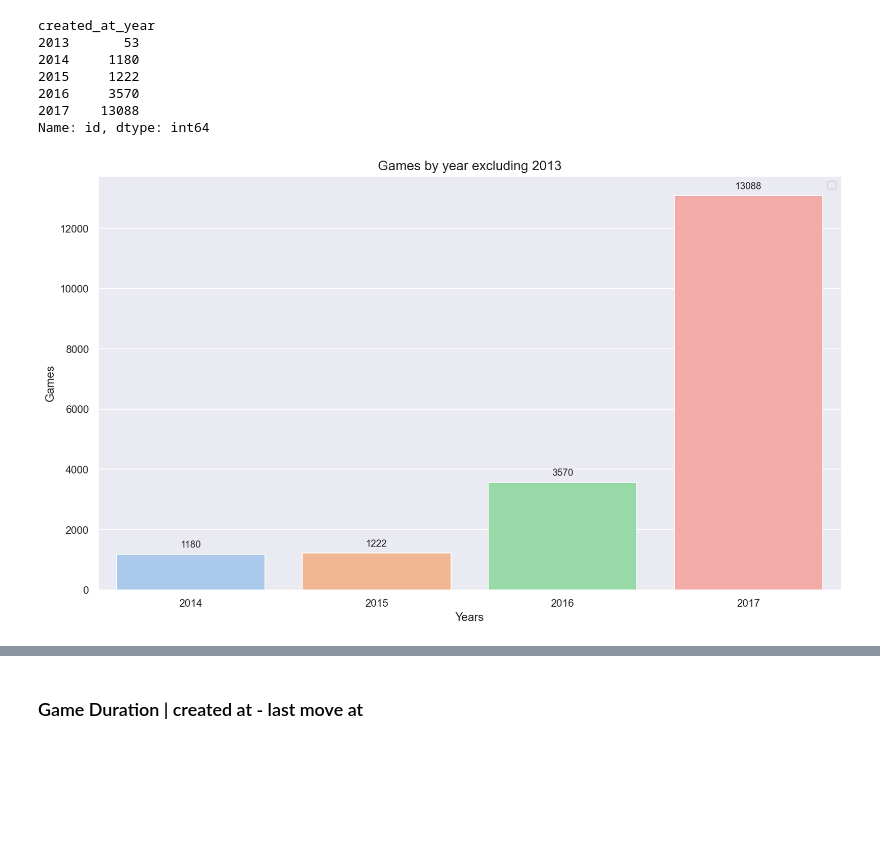
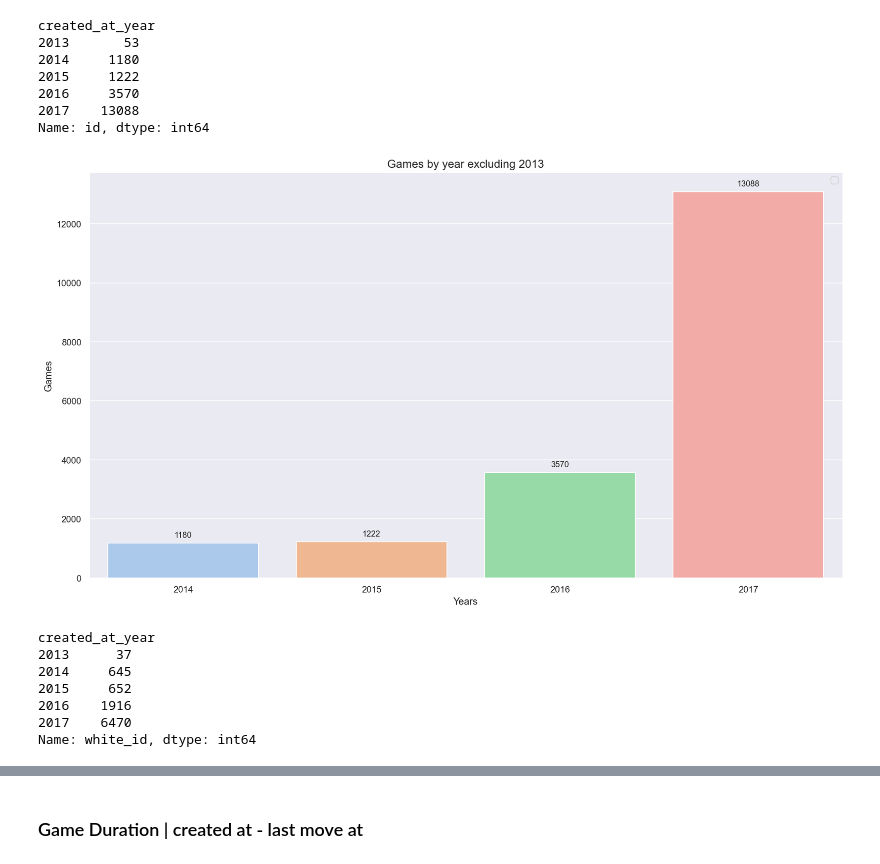
Before and after one commit to isra-st/Chess_aa_is, a Jupyter notebook: Chess_Visualizations_Isra.ipynb, the cells around one changed output, grey strips where cells are left out. Drawn from its saved outputs; the diff is of its cells as text; code cells hidden in the pictures; blank space fills up the shorter version.

```diff
--- a/Chess_Visualizations_Isra.ipynb
+++ b/Chess_Visualizations_Isra.ipynb
@@ -320,23 +320,35 @@ Name: id, dtype: int64
 # %%
 #BarPlot
 #Create data for being plotted
 ax = sns.barplot(x=df.groupby(df['created_at_year'])['id'].count()[1:].index, y=df.groupby(df['created_at_year'])['id'].count()[1:].values)
 #Use the get_legend_handles_Labels function to get the labels value of the bars
 handles, labels = ax.get_legend_handles_labels()
 #Apply labels to every bar
 ax.legend(handles, labels)
 #Name the x - y axis
 ax.set_ylabel('Games')
 ax.set_xlabel('Years')
 #Set the xticks (values of the column reponses) in horizontal
 plt.xticks(rotation='horizontal')
 #Set the title
 plt.title('Games by year excluding 2013', fontsize=14)
 #apply fucntion to plot the bar labels
 add_value_labels(ax, 'bar', spacing=5)
+#fit the layout
+plt.tight_layout()
 #Save Plot
 plt.savefig(r'c:\\users\\ssai\\OneDrive\\Data_26-07\\Project_0_1\\Chess_aa_is\\plots//games_by_year.png')
 #Plot the barchart
 plt.show()
 # %% [output]
-[figure, old version]
+[figure, new version]
+# %%
+df.groupby(df['created_at_year'])['white_id'].nunique()
+# %% [output]
+created_at_year
+2013      37
+2014     645
+2015     652
+2016    1916
+2017    6470
+Name: white_id, dtype: int64
```
Also changed, not shown: parts of 64 cells of this notebook, 11 other files.
